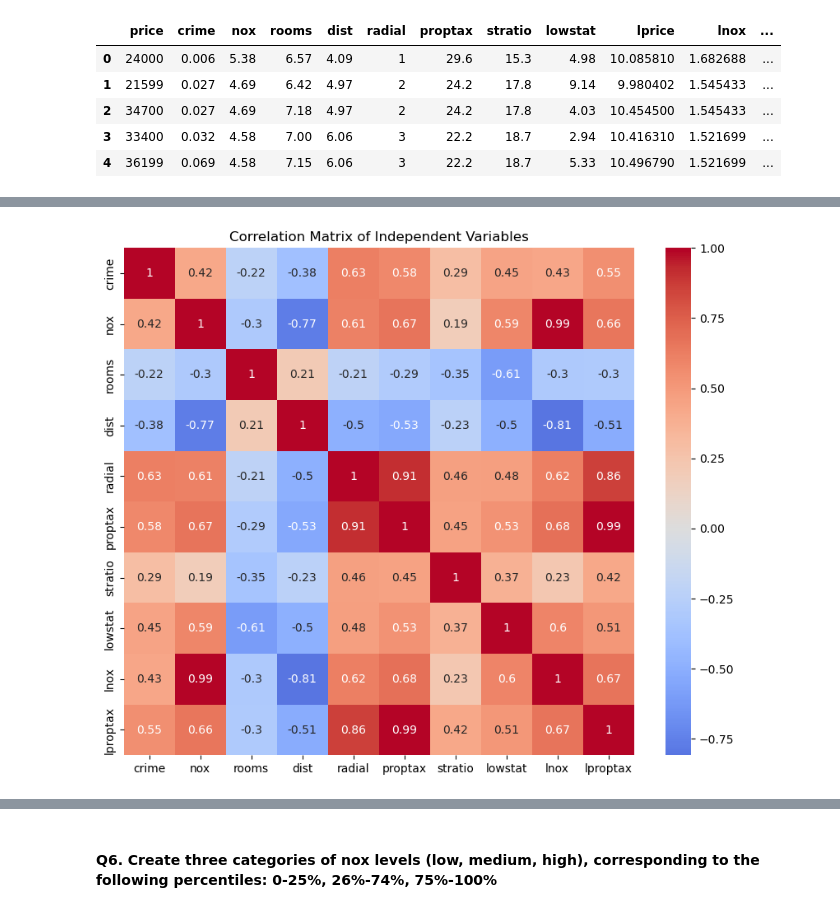
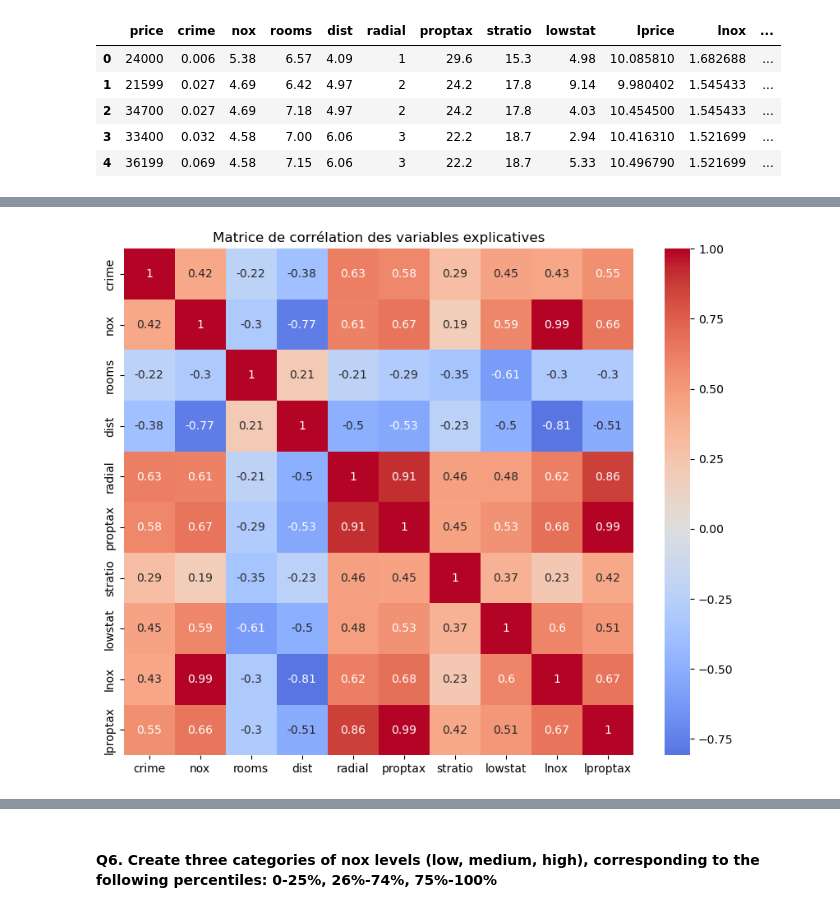
Before and after one commit to pralban/Econometrics, a Jupyter notebook: econometrics_notebook.ipynb, the cells around one changed output, grey strips where cells are left out. Cells and saved outputs as stored; diff of their text form; code cells hidden in the pictures.

```diff
--- a/econometrics_notebook.ipynb
+++ b/econometrics_notebook.ipynb
@@ -134,8 +120,8 @@ correlation_matrix
 # %%
 # Plot heatmap of the correlation matrix
 plt.figure(figsize=(10, 8))
 sns.heatmap(correlation_matrix, annot=True, cmap='coolwarm', center=0)
-plt.title('Correlation Matrix of Independent Variables')
+plt.title('Matrice de corrélation des variables explicatives')
 plt.show()
 # %% [output]
-[figure, old version]
+[figure, new version]
```
Also changed, not shown: parts of 25 cells of this notebook, 1 other file.
